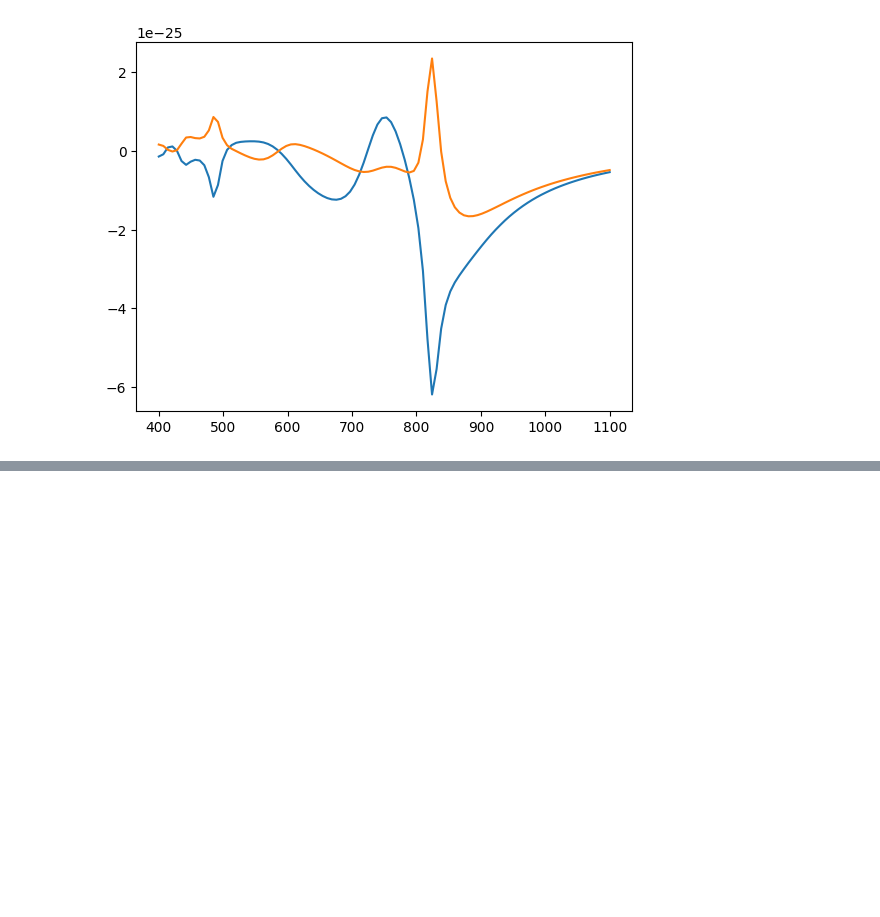
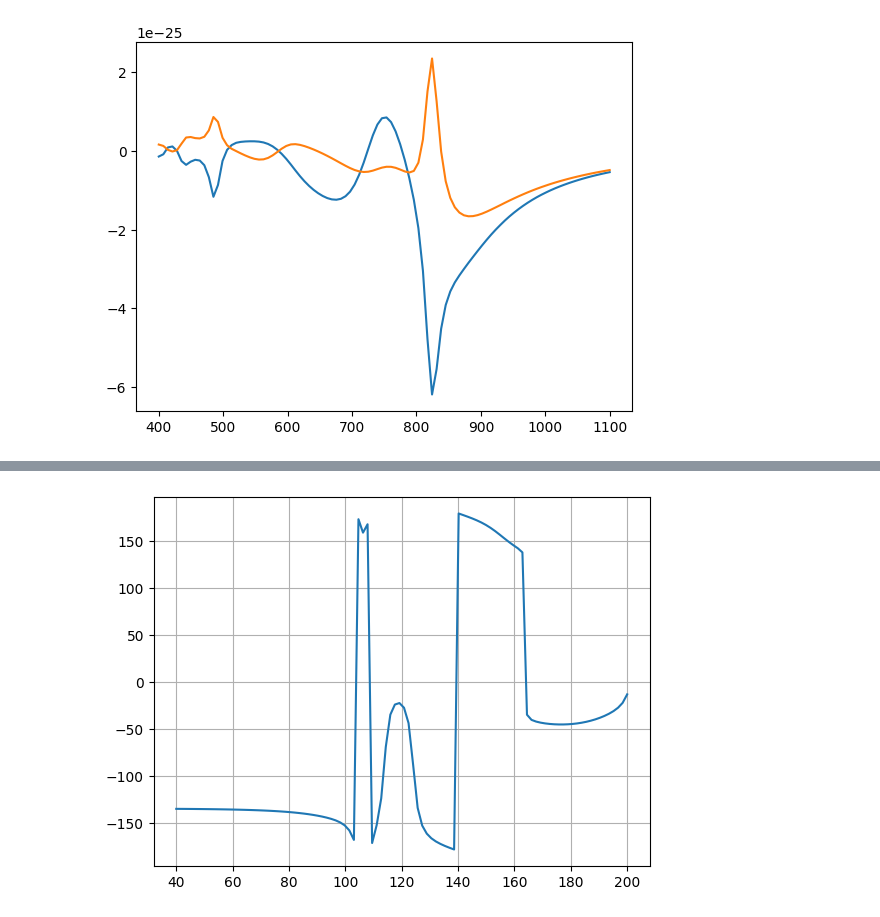
Before and after one commit to semyonbo/SPP_ANALYTICAL, a Jupyter notebook: SPP_vs_Force.ipynb, the cells around one changed output, grey strips where cells are left out. Drawn from its saved outputs; the diff is of its cells as text; code cells hidden in the pictures; blank space fills up the shorter version.

```diff
--- a/SPP_vs_Force.ipynb
+++ b/SPP_vs_Force.ipynb
@@ -8,4 +8,20 @@ from scipy.integrate import quad
 c_const = 299792458
 eps0_const = 1/(4*np.pi*c_const**2)*1e7
 mu0_const = 4*np.pi * 1e-7
+# %%
+eps_Au = frenel.get_interpolate('Au')
+eps_Si = frenel.get_interpolate('Si')
+
+R = 110
+dist = 2
+a_angle = np.pi/4
+angle = 70*np.pi/180
+STOP = 45
+point = [0,0,dist+R]
+z0 = point[2]
+wls=np.linspace(400,1100,100)
+phase = 0
+
+k0 = lambda wl: 2*np.pi/wl/1e-9
+omega = lambda wl: 2*np.pi*c_const/wl/1e-9
 # %%
@@ -243,14 +245,18 @@ plt.plot(wls, F_y[:,0] )
 [<matplotlib.lines.Line2D at 0x...>]
 [figure]
 # %%
-Rs = np.linspace(40, 120, 100)
+Rs = np.linspace(40, 180, 100)
 wl = 800
 STOP = 45
+angle = 25*np.pi/180
 
+a_angle = np.pi/4
+
+phase = -np.pi/2
 
 F_x_from_R = np.empty((len(Rs), 8))
-F_y_from_R = np.empty_like(F_x)
-F_z_from_R = np.empty_like(F_x)
+F_y_from_R = np.empty_like(F_x_from_R)
+F_z_from_R = np.empty_like(F_x_from_R)
 
 P_from_R,M_from_R = np.empty((len(wls),3), dtype=complex),np.empty((len(wls),3), dtype=complex)
 
@@ -265,6 +271,16 @@ for i in tqdm(range(len(Rs))):
 
     p,m = p[:,0],m[:,0]
     P_from_R[i,:],M_from_R[i,:]=p,m
+
+
+
+PHI = np.linspace(-np.pi, np.pi, 100)
+
+directivityR = np.empty((len(PHI), len(Rs)))
+for R_idx, R_i in enumerate(Rs):
+    for angle_idx in range(len(PHI)):
+        D = get_directivity(wl, P_from_R[R_idx,:], M_from_R[R_idx,:], eps_Au)
+        directivityR[angle_idx, R_idx] = D(PHI[angle_idx])
 # %%
 import seaborn as sns
 
@@ -299,0 +309,10 @@ plt.show()
+# %%
+#angles = np.arctan2(F_y[:,0], F_x[:,0])
+
+angles_no_sc_from_R = np.arctan2(F_y_from_R[:,0], F_x_from_R[:,0]-F_x_from_R[:,1]-F_x_from_R[:,4])
+
+#plt.plot(wls, angles*180/np.pi, label='Angle')
+plt.plot(Rs, angles_no_sc_from_R*180/np.pi, label='Angle')
+plt.grid()
+# %% [output]
+[figure, added]
```
Also changed, not shown: parts of 4 cells of this notebook.
